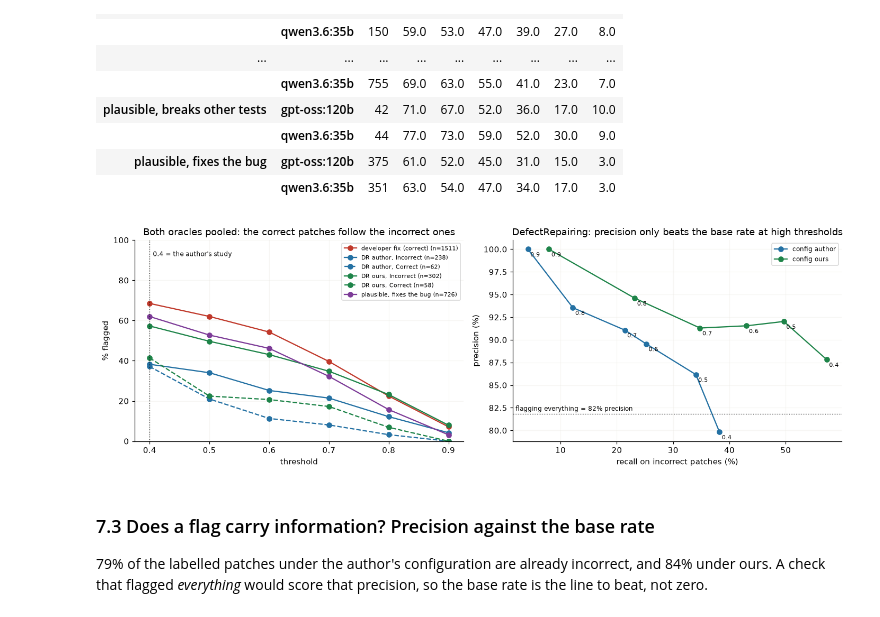
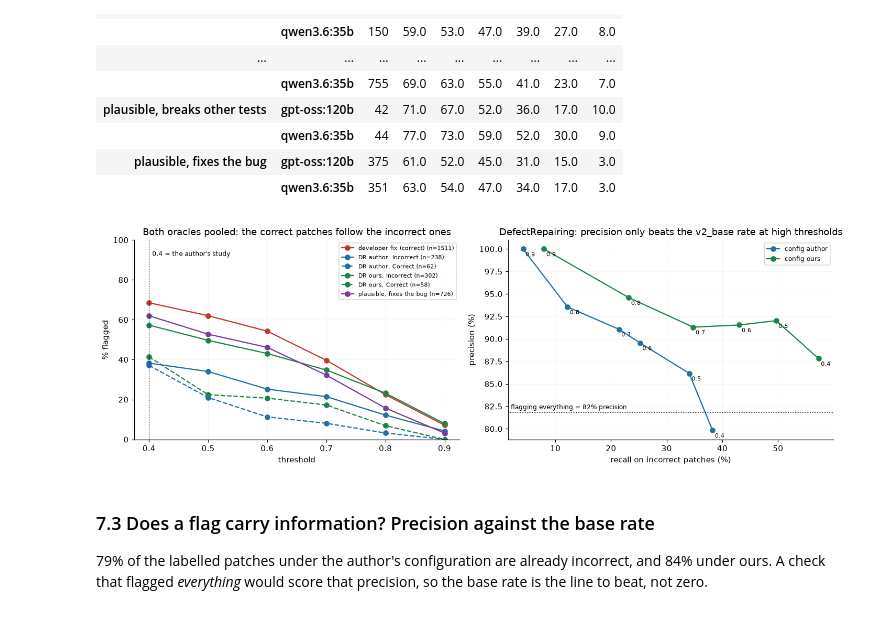
Before and after one commit to codeurjc/2026-FixCheckEvaluation, a Jupyter notebook: analysis/analysis.ipynb, the cells around one changed output. Cells and saved outputs as stored; diff of their text form; code cells hidden in the pictures.

```diff
--- a/analysis/analysis.ipynb
+++ b/analysis/analysis.ipynb
@@ -873,22 +777,22 @@ from d4j.defects4j_bugs import PROJECTS
 DR_PROJECTS = ["Chart", "Closure", "Lang", "Math", "Mockito", "Time"]
 
 
-def load_fixcheck_v2(root=None):
-    """Every replayed subject: the models' patches plus both controls."""
-    root = root or (REPO / "results")
-    rows = []
+def load_fixcheck_v2(v2_root=None):
+    """Every replayed subject: the models' patches plus v2_both controls."""
+    v2_root = v2_root or (REPO / "results")
+    v2_rows = []
     for oracle in MODELS:
         for project in PROJECTS:
-            rows += [{**r, "oracle": oracle, "target": "plausible"}
-                     for r in collect_fixcheck_v2(str(root / oracle), project)]
-            rows += [{**r, "oracle": oracle, "target": "devfix"}
-                     for r in collect_fixcheck_v2(str(root / "controls" / "devfix" / oracle), project)]
+            v2_rows += [{**r, "oracle": oracle, "target": "plausible"}
+                     for r in collect_fixcheck_v2(str(v2_root / oracle), project)]
+            v2_rows += [{**r, "oracle": oracle, "target": "devfix"}
+                     for r in collect_fixcheck_v2(str(v2_root / "controls" / "devfix" / oracle), project)]
         for config in ("author", "ours"):
-            base = root / "controls" / "defectrepairing" / config / oracle
+            v2_base = v2_root / "controls" / "defectrepairing" / config / oracle
             for project in DR_PROJECTS:
-                rows += [{**r, "oracle": oracle, "target": "defectrepairing", "config": config}
-                         for r in collect_fixcheck_v2(str(base), project)]
-    return pd.DataFrame(rows)
+                v2_rows += [{**r, "oracle": oracle, "target": "defectrepairing", "config": config}
+                         for r in collect_fixcheck_v2(str(v2_base), project)]
+    return pd.DataFrame(v2_rows)
 
 
 def flagged_at(scores, threshold):
@@ -990,45 +894,45 @@ CURVES = {
     "plausible, fixes the bug": ("#7d3c98", "-"),
 }
 for label, (color, style) in CURVES.items():
-    rows = v2_measured[v2_measured["group"] == label]
-    if rows.empty:
+    v2_rows = v2_measured[v2_measured["group"] == label]
+    if v2_rows.empty:
         continue
-    y = [100 * rows[f"flag@{t}"].mean() for t in THRESHOLDS]
-    ax1.plot(THRESHOLDS, y, marker="o", color=color, linestyle=style, label=f"{label} (n={len(rows)})")
+    y = [100 * v2_rows[f"flag@{t}"].mean() for t in THRESHOLDS]
+    ax1.plot(THRESHOLDS, y, marker="o", color=color, linestyle=style, label=f"{label} (n={len(v2_rows)})")
 ax1.axvline(0.4, color="black", linewidth=0.8, linestyle=":")
 ax1.annotate("0.4 = the author's study", xy=(0.4, 92), xytext=(4, 0),
              textcoords="offset points", fontsize=8)
 ax1.set_xlabel("threshold"); ax1.set_ylabel("% flagged"); ax1.set_ylim(0, 100)
 ax1.set_title("Both oracles pooled: the correct patches follow the incorrect ones")
 ax1.legend(fontsize=7.5); ax1.grid(alpha=0.3)
 
-# Precision against the base rate: with 79-84% of the labelled patches already
+# Precision against the v2_base rate: with 79-84% of the labelled patches already
 # incorrect, precision alone flatters the check.
 dr = v2_measured[(v2_measured["target"] == "defectrepairing")
                  & v2_measured["correctness"].isin(["Correct", "Incorrect"])]
 for config, color in (("author", "#2471a3"), ("ours", "#1e8449")):
     subset = dr[dr["config"] == config]
     precision, recall = [], []
     for t in THRESHOLDS:
         flag = subset[f"flag@{t}"]
         tp = int(((subset["correctness"] == "Incorrect") & flag).sum())
         fp = int(((subset["correctness"] == "Correct") & flag).sum())
         incorrect = int((subset["correctness"] == "Incorrect").sum())
         precision.append(100 * tp / (tp + fp) if tp + fp else float("nan"))
         recall.append(100 * tp / incorrect if incorrect else float("nan"))
     ax2.plot(recall, precision, marker="o", color=color, label=f"config {config}")
     for t, r, p in zip(THRESHOLDS, recall, precision):
         ax2.annotate(f"{t}", xy=(r, p), xytext=(3, -9), textcoords="offset points", fontsize=7)
 base_rate = 100 * (dr["correctness"] == "Incorrect").mean()
 ax2.axhline(base_rate, color="black", linewidth=0.8, linestyle=":")
 ax2.annotate(f"flagging everything = {base_rate:.0f}% precision", xy=(2, base_rate),
              xytext=(0, 4), textcoords="offset points", fontsize=8)
 ax2.set_xlabel("recall on incorrect patches (%)"); ax2.set_ylabel("precision (%)")
-ax2.set_title("DefectRepairing: precision only beats the base rate at high thresholds")
+ax2.set_title("DefectRepairing: precision only beats the v2_base rate at high thresholds")
 ax2.legend(fontsize=8); ax2.grid(alpha=0.3)
 plt.tight_layout(); plt.show()
 # %% [output]
-[figure, old version]
+[figure, new version]
 # %% [markdown]
 ### 7.3 Does a flag carry information? Precision against the base rate
 
```
Also changed, not shown: parts of 11 cells of this notebook.
